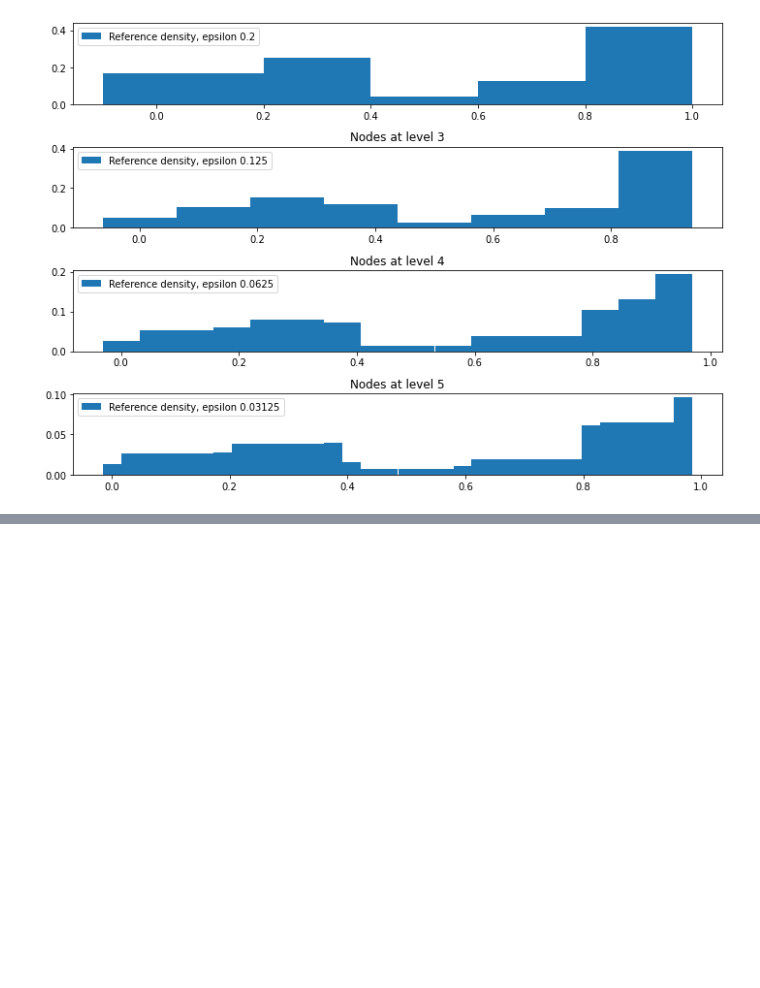
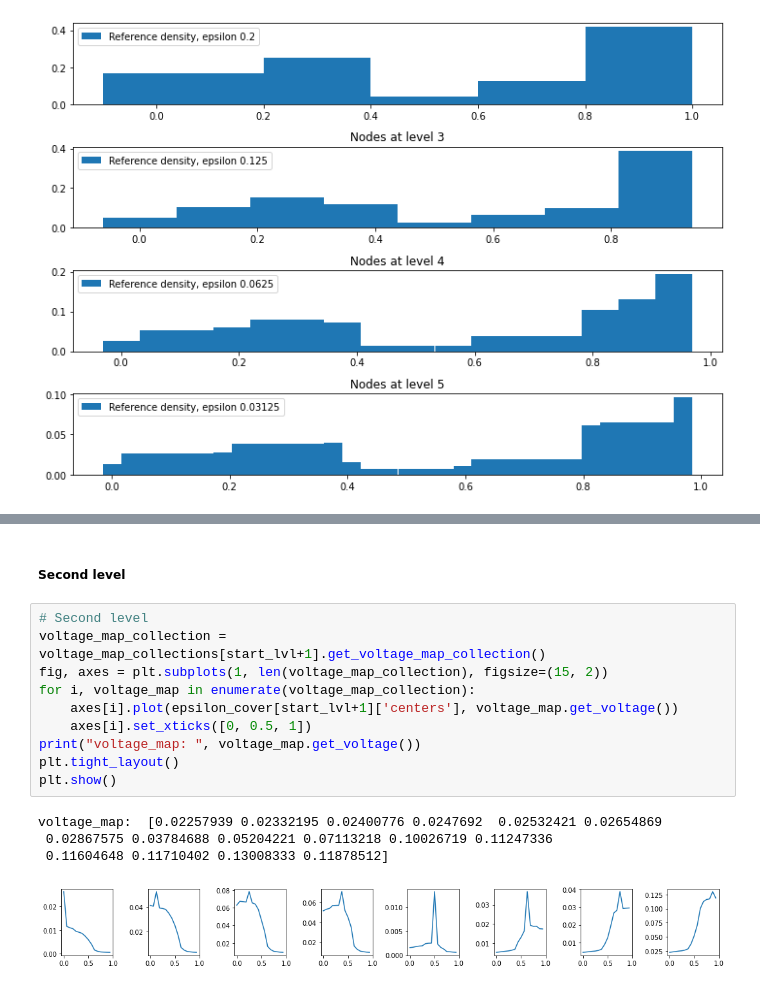
Before and after one commit to AndOslandsbotn/Multi-res-voltage-prop-exp, a Jupyter notebook: Test_voltage_map_collection_class_1DunitLine.ipynb, the cells around one changed output, grey strips where cells are left out. Cells and saved outputs as stored; diff of their text form; blank space fills up the shorter version.

```diff
--- a/Test_voltage_map_collection_class_1DunitLine.ipynb
+++ b/Test_voltage_map_collection_class_1DunitLine.ipynb
@@ -101,0 +152,17 @@ voltage_map_collections[f'lvl{2}'] = VoltageMapCollection(epsilon_cover, rougher
+# %% [markdown]
+##### Second level
+# %%
+# Second level
+voltage_map_collection = voltage_map_collections[start_lvl+1].get_voltage_map_collection()
+fig, axes = plt.subplots(1, len(voltage_map_collection), figsize=(15, 2))
+for i, voltage_map in enumerate(voltage_map_collection):
+    axes[i].plot(epsilon_cover[start_lvl+1]['centers'], voltage_map.get_voltage())
+    axes[i].set_xticks([0, 0.5, 1])
+print("voltage_map: ", voltage_map.get_voltage())
+plt.tight_layout()
+plt.show()
+# %% [output]
+voltage_map:  [0.02257939 0.02332195 0.02400776 0.0247692  0.02532421 0.02654869
+ 0.02867575 0.03784688 0.05204221 0.07113218 0.10026719 0.11247336
+ 0.11604648 0.11710402 0.13008333 0.11878512]
+[figure, added]
```
Also changed, not shown: parts of 12 cells of this notebook, 6 other files.
